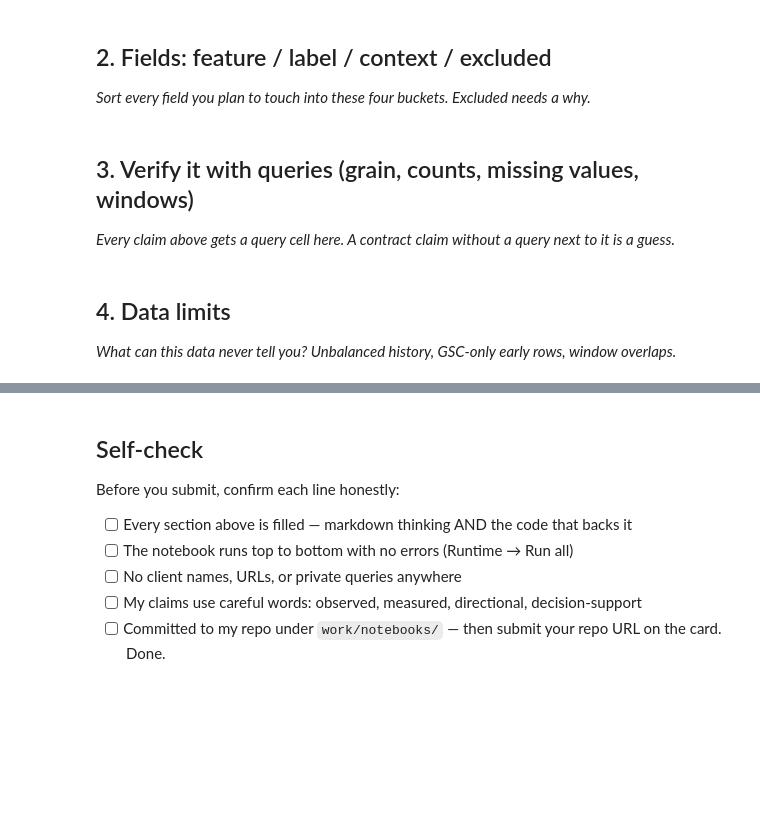
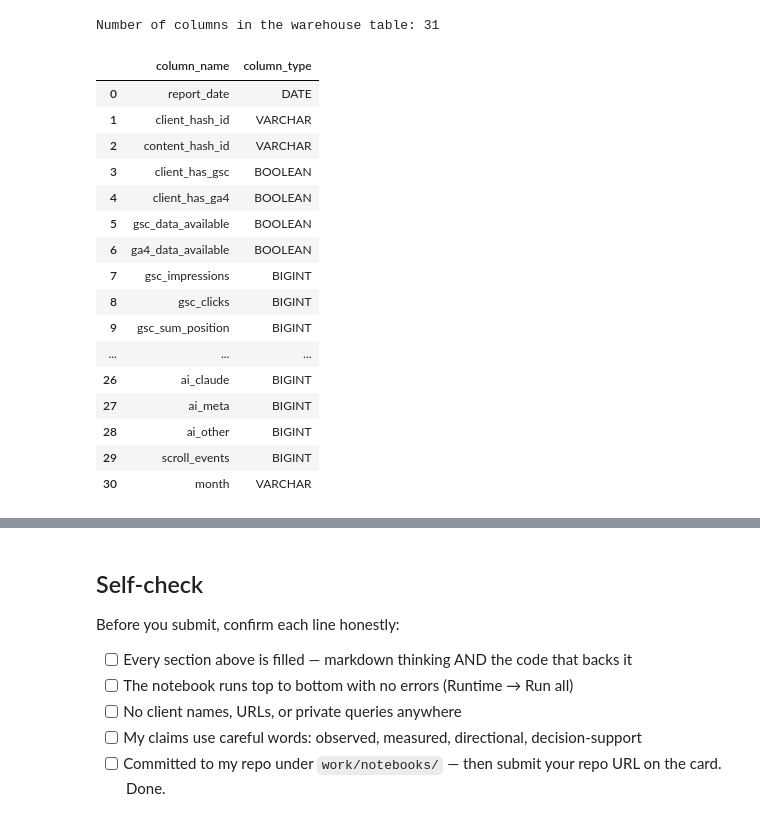
Before and after one commit to toBESkiii/FlyRank_AI_Intership, a Jupyter notebook: work/notebooks/w03_data_contract.ipynb, the cells around one changed output, grey strips where cells are left out. Cells and saved outputs as stored; diff of their text form; code cells hidden in the pictures; blank space fills up the shorter version.

Commit message:
Save ML-04 data contract progress

```diff
--- a/work/notebooks/w03_data_contract.ipynb
+++ b/work/notebooks/w03_data_contract.ipynb
@@ -13,7 +134,40 @@ This skeleton is yours to fill. Work the sections **in order** — each one has
 # %%
 # This cell is for CODE (numbers, a query, a check).
 # Write your text answer in the cell ABOVE this one — typing sentences here breaks Run All.
+
+# Inspect the real columns in the March 2026 warehouse table
+
+schema_query = f"""
+DESCRIBE
+SELECT *
+FROM {MARCH_2026_TABLE}
+"""
+
+warehouse_schema = warehouse_connection.execute(schema_query).df()
+
+print("Number of columns in the warehouse table:", len(warehouse_schema))
+
+display(
+    warehouse_schema[
+        ["column_name", "column_type"]
+    ]
+)
+# %% [output]
+Number of columns in the warehouse table: 31
+|  | column_name | column_type |
+| 0 | report_date | DATE |
+| 1 | client_hash_id | VARCHAR |
+| 2 | content_hash_id | VARCHAR |
+| 3 | client_has_gsc | BOOLEAN |
+| 4 | client_has_ga4 | BOOLEAN |
+| 5 | gsc_data_available | BOOLEAN |
+| 6 | ga4_data_available | BOOLEAN |
+| 7 | gsc_impressions | BIGINT |
+| 8 | gsc_clicks | BIGINT |
+| 9 | gsc_sum_position | BIGINT |
+| ... | ... | ... |
+| 26 | ai_claude | BIGINT |
+| 27 | ai_meta | BIGINT |
+| 28 | ai_other | BIGINT |
+| 29 | scroll_events | BIGINT |
+| 30 | month | VARCHAR |
-# %% [markdown]
-## 2. Fields: feature / label / context / excluded
-
-*Sort every field you plan to touch into these four buckets. Excluded needs a why.*
@@ -23,4 +173,0 @@ This skeleton is yours to fill. Work the sections **in order** — each one has
-# %% [markdown]
-## 3. Verify it with queries (grain, counts, missing values, windows)
-
-*Every claim above gets a query cell here. A contract claim without a query next to it is a guess.*
@@ -30,4 +173,0 @@ This skeleton is yours to fill. Work the sections **in order** — each one has
-# %% [markdown]
-## 4. Data limits
-
-*What can this data never tell you? Unbalanced history, GSC-only early rows, window overlaps.*
```
Also changed, not shown: parts of 15 cells of this notebook.
